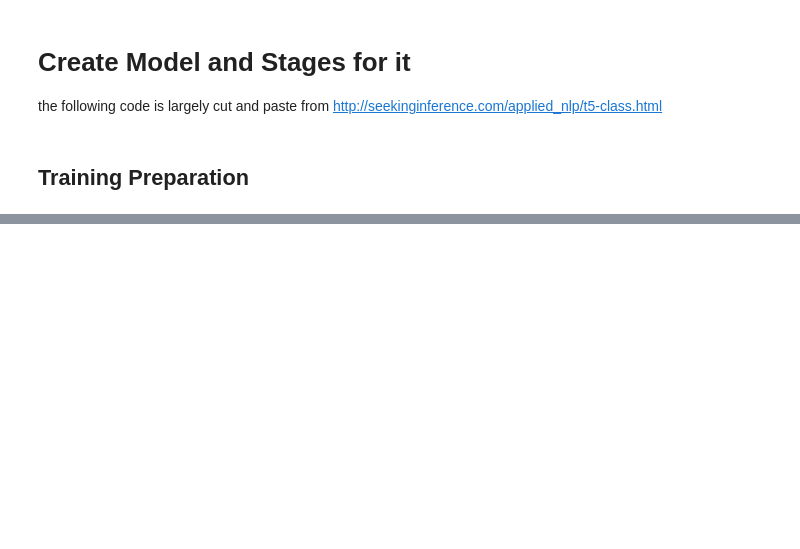
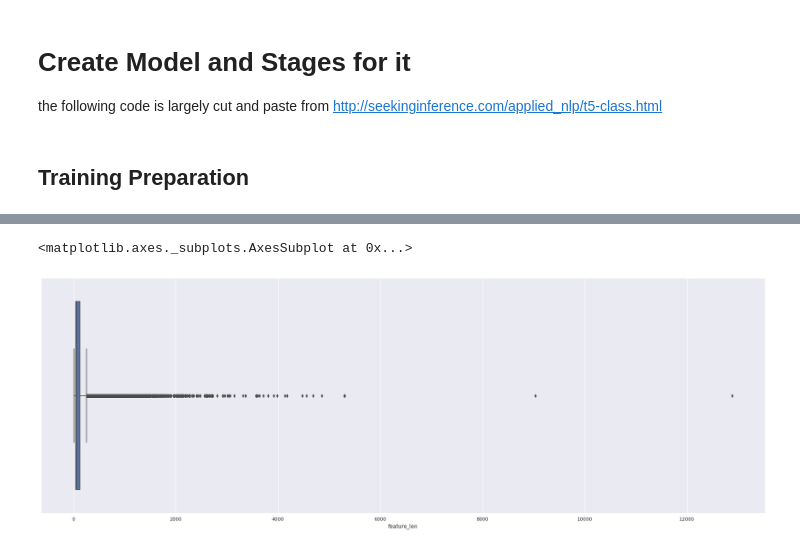
Before and after one commit to cakennedy/266-mbti-project, a Jupyter notebook: notebooks/W266Multi+Binary_CK_T5_12_01__NoEmpath_Torch.ipynb, the cells around one changed output, grey strips where cells are left out. Saved outputs shown, nothing was run; the diff lists cells and outputs as text; code cells hidden in the pictures; blank space fills up the shorter version.

```diff
--- a/notebooks/W266Multi+Binary_CK_T5_12_01__NoEmpath_Torch.ipynb
+++ b/notebooks/W266Multi+Binary_CK_T5_12_01__NoEmpath_Torch.ipynb
@@ -1071,0 +1168,3 @@ weighted avg       0.77      0.74      0.75     93106
+# %%
+test_df = test_df[['Username','Age','Posts','Occupation','message','combined']]
+test_df.head()
@@ -1071,0 +1191,4 @@ weighted avg       0.77      0.74      0.75     93106
+# %%
+test_df['predicted'] = df2['predicted'].to_list()
+# %%
+test_df['label'] = df2['actual'].to_list()
@@ -1071,0 +1204,4 @@ weighted avg       0.77      0.74      0.75     93106
+# %%
+test_df['accurate'] = test_df['label'] == test_df['predicted']
+test_df['message_len'] = test_df['message'].str.split().str.len()
+test_df['feature_len'] = test_df['combined'].str.split().str.len()
@@ -1071,0 +1224,8 @@ weighted avg       0.77      0.74      0.75     93106
+# %%
+# get feature length distribution and look for outliers
+
+sns.set(rc={'figure.figsize':(30,10)})
+sns.boxplot(test_df['feature_len'])
+# %% [output]
+<matplotlib.axes._subplots.AxesSubplot at 0x...>
+[figure, added]
```
Also changed, not shown: parts of 56 cells of this notebook.
